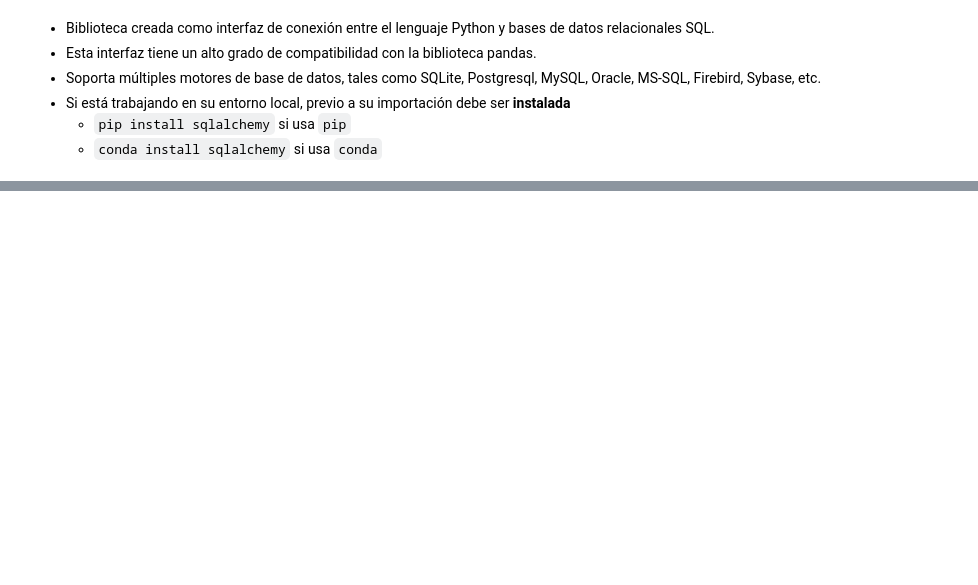
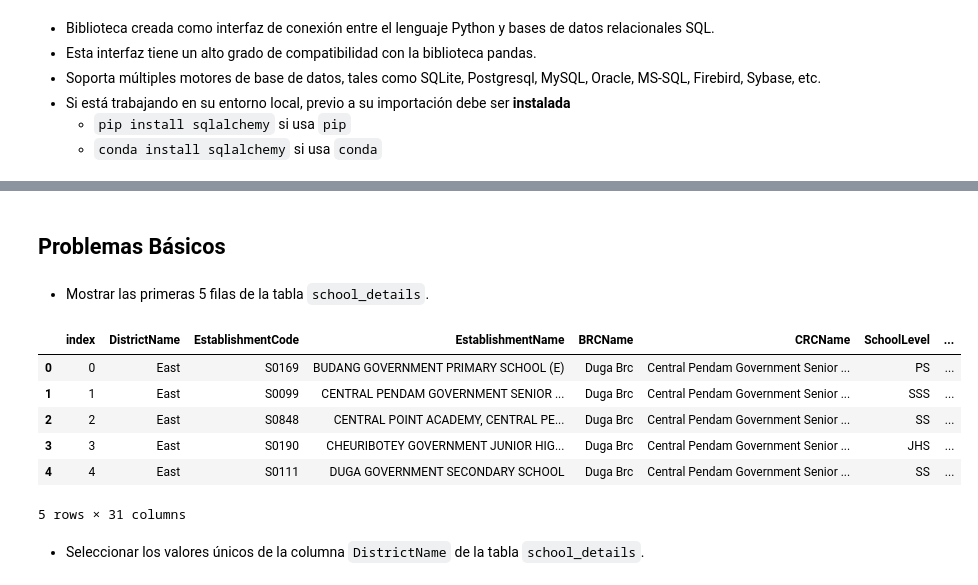
Before and after one commit to fralfaro/CodingDojo-Data-Course, a Jupyter notebook: docs/12-SQL/12-SQL.ipynb, the cells around one changed output, grey strips where cells are left out. Drawn from its saved outputs; the diff is of its cells as text; code cells hidden in the pictures; blank space fills up the shorter version.

```diff
--- a/docs/12-SQL/12-SQL.ipynb
+++ b/docs/12-SQL/12-SQL.ipynb
@@ -66,0 +56,21 @@ for i in it:
+# %% [markdown]
+## Problemas Básicos
+# %% [markdown]
+* Mostrar las primeras 5 filas de la tabla `school_details`.
+# %%
+query = '''
+SELECT * FROM school_details
+LIMIT 5
+'''
+df = pd.read_sql_query(query, engine)
+df
+# %% [output]
+|  | index | DistrictName | EstablishmentCode | EstablishmentName | BRCName | CRCName | SchoolLevel | ... |
+| 0 | 0 | East | S0169 | BUDANG GOVERNMENT PRIMARY SCHOOL (E) | Duga Brc | Central Pendam Government Senior ... | PS | ... |
+| 1 | 1 | East | S0099 | CENTRAL PENDAM GOVERNMENT SENIOR ... | Duga Brc | Central Pendam Government Senior ... | SSS | ... |
+| 2 | 2 | East | S0848 | CENTRAL POINT ACADEMY, CENTRAL PE... | Duga Brc | Central Pendam Government Senior ... | SS | ... |
+| 3 | 3 | East | S0190 | CHEURIBOTEY GOVERNMENT JUNIOR HIG... | Duga Brc | Central Pendam Government Senior ... | JHS | ... |
+| 4 | 4 | East | S0111 | DUGA GOVERNMENT SECONDARY SCHOOL | Duga Brc | Central Pendam Government Senior ... | SS | ... |
+5 rows × 31 columns
+# %% [markdown]
+* Seleccionar los valores únicos de la columna `DistrictName` de la tabla `school_details`.
```
Also changed, not shown: parts of 26 cells of this notebook, 5 other files.
